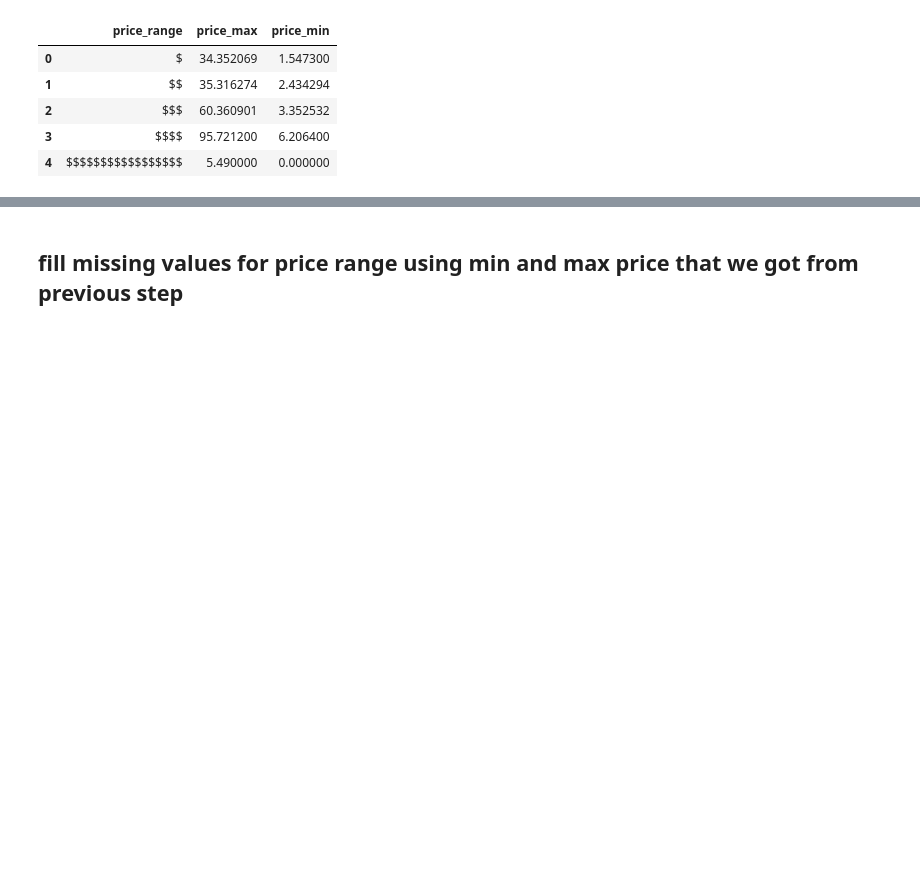
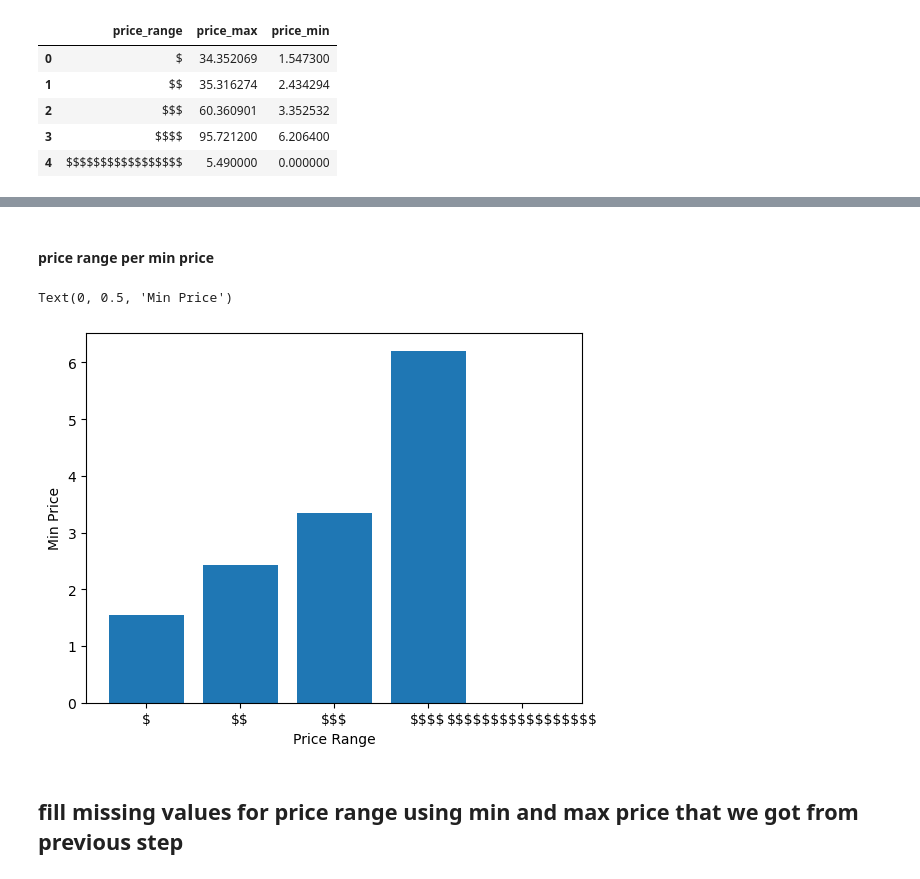
Before and after one commit to MostafaOsmanFathi/uber-eats-menu-analysis, a Jupyter notebook: preprocessing-handling-missing-values.ipynb, the cells around one changed output, grey strips where cells are left out. Drawn from its saved outputs; the diff is of its cells as text; code cells hidden in the pictures; blank space fills up the shorter version.

```diff
--- a/preprocessing-handling-missing-values.ipynb
+++ b/preprocessing-handling-missing-values.ipynb
@@ -169,3 +184,12 @@ price_range_analysis.groupby('price_range')[['price_max', 'price_min']].mean().r
+# %% [markdown]
+#### price range per min price
+# %%
+plt.bar(price_range_analysis['price_range'], price_range_analysis['price_min'])
+plt.xlabel("Price Range")
+plt.ylabel("Min Price")
+# %% [output]
+Text(0, 0.5, 'Min Price')
+[figure, added]
 # %% [markdown]
 ## fill missing values for price range using min and max price that we got from previous step
 # %%
```
Also changed, not shown: parts of 4 cells of this notebook, 1 other file.
